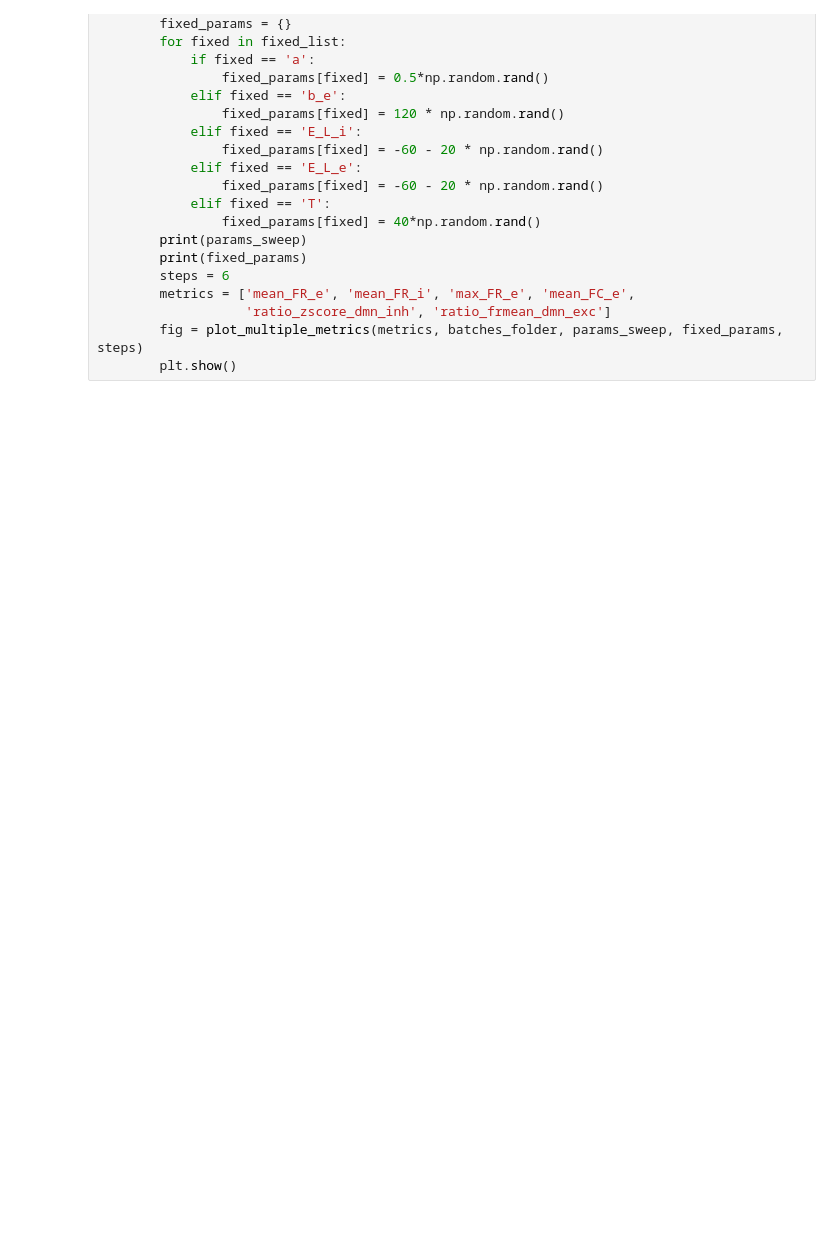
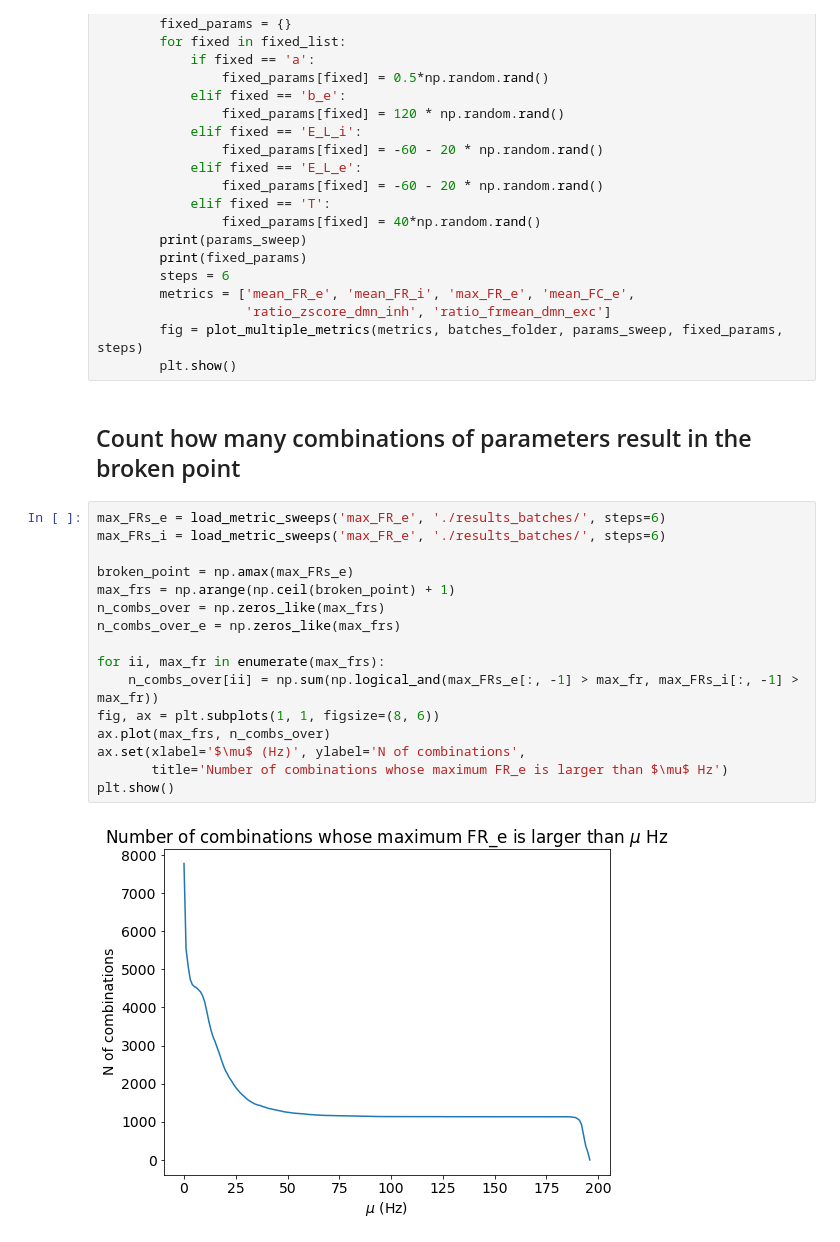
Before and after one commit to davidaquilue/TVBAdEx_ParSweep, a Jupyter notebook: Analyze_Results_JUSUF.ipynb, the cells around one changed output. Saved outputs shown, nothing was run; the diff lists cells and outputs as text; blank space fills up the shorter version.

```diff
--- a/Analyze_Results_JUSUF.ipynb
+++ b/Analyze_Results_JUSUF.ipynb
@@ -107,3 +114,23 @@ if execute:
                    'ratio_zscore_dmn_inh', 'ratio_frmean_dmn_exc']
         fig = plot_multiple_metrics(metrics, batches_folder, params_sweep, fixed_params, steps)
         plt.show()
+# %% [markdown]
+## Count how many combinations of parameters result in the broken point
+# %%
+max_FRs_e = load_metric_sweeps('max_FR_e', './results_batches/', steps=6)
+max_FRs_i = load_metric_sweeps('max_FR_e', './results_batches/', steps=6)
+
+broken_point = np.amax(max_FRs_e)
+max_frs = np.arange(np.ceil(broken_point) + 1)
+n_combs_over = np.zeros_like(max_frs)
+n_combs_over_e = np.zeros_like(max_frs)
+
+for ii, max_fr in enumerate(max_frs):
+    n_combs_over[ii] = np.sum(np.logical_and(max_FRs_e[:, -1] > max_fr, max_FRs_i[:, -1] > max_fr))
+fig, ax = plt.subplots(1, 1, figsize=(8, 6))
+ax.plot(max_frs, n_combs_over)
+ax.set(xlabel='$\mu$ (Hz)', ylabel='N of combinations',
+       title='Number of combinations whose maximum FR_e is larger than $\mu$ Hz')
+plt.show()
+# %% [output]
+[figure, added]
```
Also changed, not shown: parts of 7 cells of this notebook, 12 other files.
